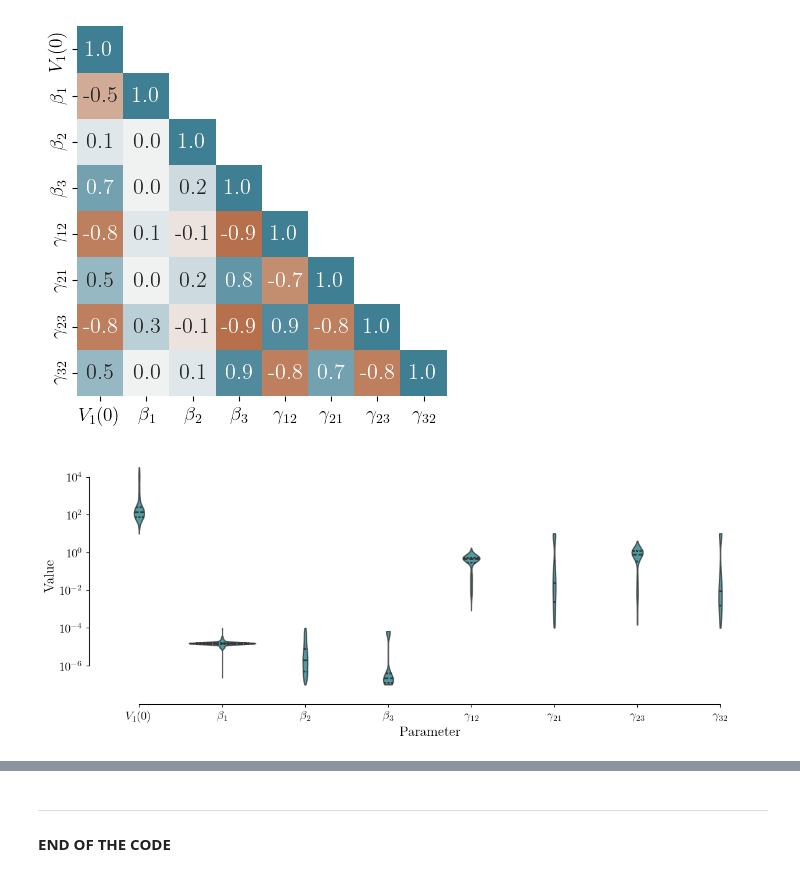
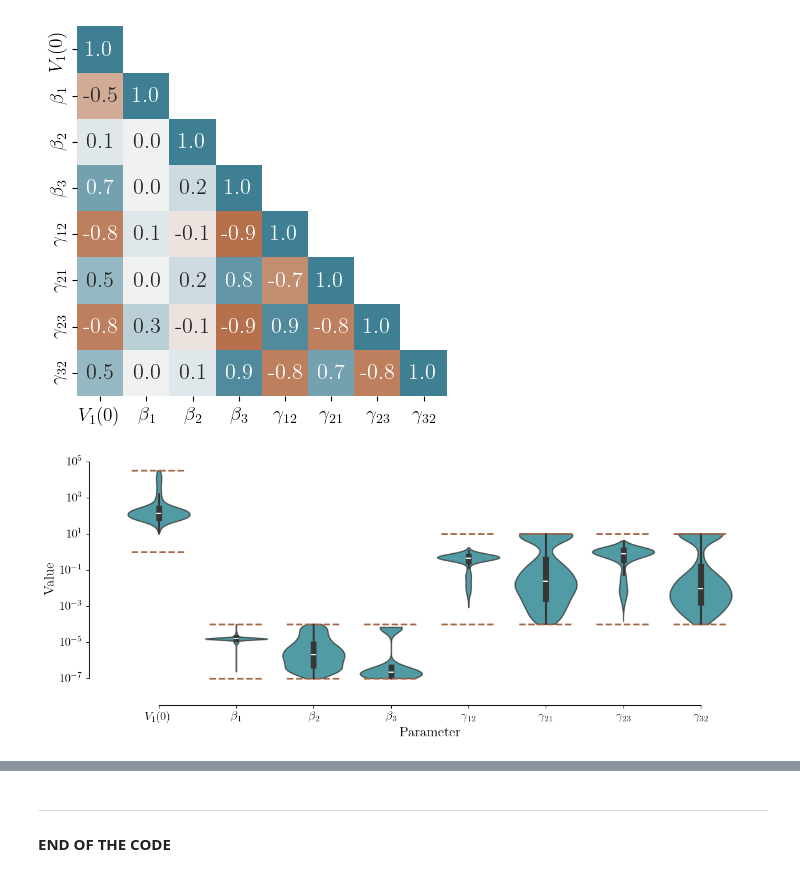
Before and after one commit to systemsmedicine/FluFit3Comp, a Jupyter notebook: fluFit3.ipynb, the cells around one changed output, grey strips where cells are left out. Cells and saved outputs as stored; diff of their text form; code cells hidden in the pictures.

Commit message:
Generating new plots

```diff
--- a/fluFit3.ipynb
+++ b/fluFit3.ipynb
@@ -854,7 +717,9 @@ for idx in range(3):
     ax.plot(t, safeLog10(V_M2[:, idx]), color=viridis_pal[2], lw=3, label="M2")
     ax.plot(t, safeLog10(V_M3[:, idx]), color=viridis_pal[4], lw=3, label="M3")
     ax.plot(t, safeLog10(V_M4[:, idx]), color=viridis_pal[6], lw=3, label="M4")
-    ax.scatter(dfData_V['Day'], dfData_V.iloc[:, idx+1], color=rocket_pal[0], s=50, label="Data")
+    # ax.scatter(dfData_V['Day'], dfData_V.iloc[:, idx+1], color=rocket_pal[0], s=50, label="Data")
+    ax.errorbar(x=dfData_V['Day'], y=dfData_V.iloc[:, idx+1], yerr=dfData_V.iloc[:, idx+4], fmt='o',
+                color=rocket_pal[0], label="Data")
     if idx == 0:
         ax.set_ylabel("Viral load (log$_{10}$ PFU)")
         ax.set_title(r"\bf{Nose}")
@@ -942,7 +807,7 @@ for ax in fig.axes:
     ax.xaxis.set_major_locator(MultipleLocator(2))
 
 plt.tight_layout(h_pad=0.2, w_pad=0.5)
-plt.savefig("Models_V8.pdf")
+# plt.savefig("Models_V8.pdf")
 
 plt.show()
 # %% [output]
@@ -1243,8 +1108,20 @@ for i in range(3):
         ax.set_title(r"\bf{Nose}")
     if i == 1:
         ax.set_title(r"\bf{Trachea}")
+        tmin, tmax = 7, 9
+        vmin, vmax = 0, 1
+        rect = plt.Rectangle((tmin, vmin), tmax-tmin, vmax-vmin, fc='gray', alpha = 0.4, zorder=-1)
+        ax.add_patch(rect)
     if i == 2:
         ax.set_title(r"\bf{Lungs}")
+        tmin, tmax = 2, 6
+        vmin, vmax = 3, 6
+        rect = plt.Rectangle((tmin, vmin), tmax-tmin, vmax-vmin, fc='gray', alpha = 0.4, zorder=-1, label="Feasible window")
+        ax.add_patch(rect)
+        tmin, tmax = 7, 9
+        vmin, vmax = 0, 1
+        rect = plt.Rectangle((tmin, vmin), tmax-tmin, vmax-vmin, fc='gray', alpha = 0.4, zorder=-1)
+        ax.add_patch(rect)
     ax.set_ylim((0, 6.0))
 
     # Row 2: U & I kinetics for i=1,2,3 (columns)
@@ -1265,7 +1142,7 @@ for i in range(3):
 
 
 plt.tight_layout()
-# plt.savefig('modelM1_boot_v3.pdf')
+plt.savefig('modelM1_boot_v3.pdf')
 
 plt.show()
 # %% [output]
@@ -1319,25 +1196,59 @@ sns.heatmap(corrPars, annot=True, fmt='.1f', cmap=cmap, vmin=-1, vmax=1, mask=ma
 <Axes: >
 [figure]
 # %%
-fig, axs = plt.subplots(nrows=1, ncols=1, figsize=(12,5), facecolor='white')
+fig, ax = plt.subplots(nrows=1, ncols=1, figsize=(12, 5), facecolor="white")
 
-colors = viridis_pal
+# Violin plot
+sns.violinplot(
+    data=dfBootPars,
+    x="Parameter",
+    y="Value",
+    log_scale=True,
+    cut=0,
+    color=viridis_pal[3],
+    alpha=0.8,
+    linewidth=1.5,
+    density_norm="count",
+    saturation=1,
+    ax=ax
+)
 
-axs = sns.violinplot(data=dfBootPars, x='Parameter', y='Value', log_scale=True, cut=0,
-               color=viridis_pal[3], alpha=0.8, linewidth=1.5, #density_norm="count",
-               inner="quart", saturation=1, inner_kws=dict(linewidth=2))
+# Bounds in log10
+bounds = [
+    (0, 4.5),                      # V1(0)
+    (-7, -4), (-7, -4), (-7, -4),  # beta1–3
+    (-4, 1), (-4, 1),              # gamma12, gamma21
+    (-4, 1), (-4, 1),              # gamma23, gamma32
+]
 
-axs.set_yscale("log")         # Ensure log scale is active
-sns.despine(offset=10, trim=True);
+# Overlay bounds
+for i, (bmin, bmax) in enumerate(bounds):
+    ymin, ymax = 10**bmin, 10**bmax
 
-plt.legend([],[], frameon=False)
+    ax.hlines(
+        [ymin, ymax],
+        i - 0.35, i + 0.35,
+        colors="#a36442",
+        linestyles="--",
+        linewidth=2,
+        zorder=3
+    )
+
+# Axis formatting
+ax.set_yscale("log")
+ax.set_ylim(0.99e-8, 1e5)
+sns.despine(ax=ax, offset=10, trim=True)
+
+# No legend
+ax.legend([], [], frameon=False)
+
 plt.tight_layout()
 
-plt.savefig("parsM1_boot_v3.pdf")
+# plt.savefig("parsM1_boot_v3.pdf")
 
 plt.show()
 # %% [output]
-[figure, old version]
+[figure, new version]
 # %%
 fig, (ax_violin, ax_heat) = plt.subplots(
     nrows=1, ncols=2,
```
Also changed, not shown: parts of 47 cells of this notebook, 4 other files.
